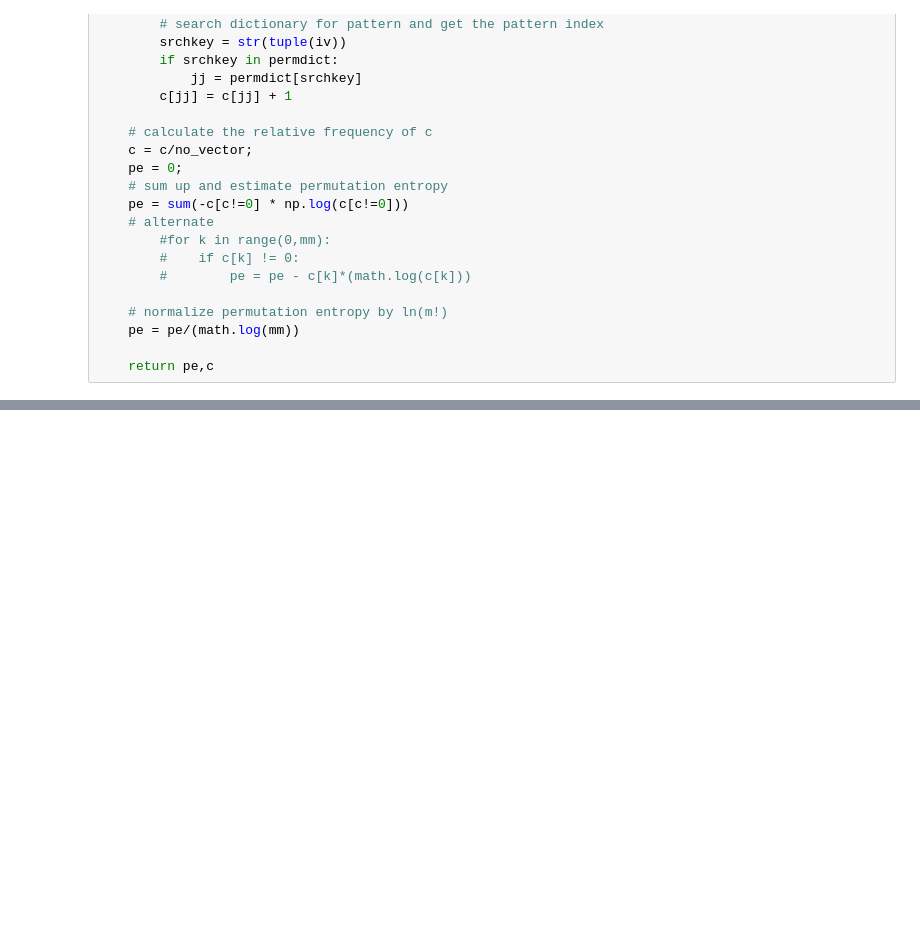
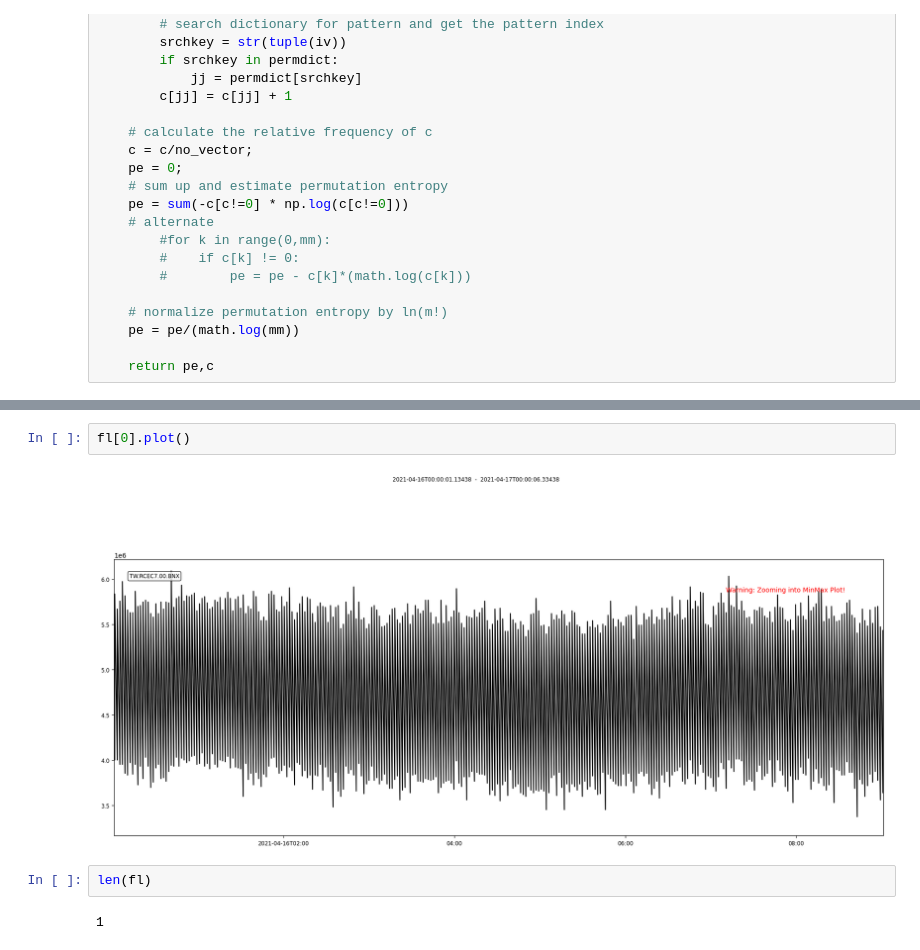
Before and after one commit to pratulranjankarn/Rfidget, a Jupyter notebook: permutation_entropy.ipynb, the cells around one changed output, grey strips where cells are left out. Drawn from its saved outputs; the diff is of its cells as text; blank space fills up the shorter version.

```diff
--- a/permutation_entropy.ipynb
+++ b/permutation_entropy.ipynb
@@ -95 +84,9 @@ def permuentropy(dta,m,L):
+# %%
+fl[0].plot()
+# %% [output]
+[figure, added]
+# %%
+len(fl)
+# %% [output]
+1
 # %%
```
Also changed, not shown: parts of 12 cells of this notebook.
